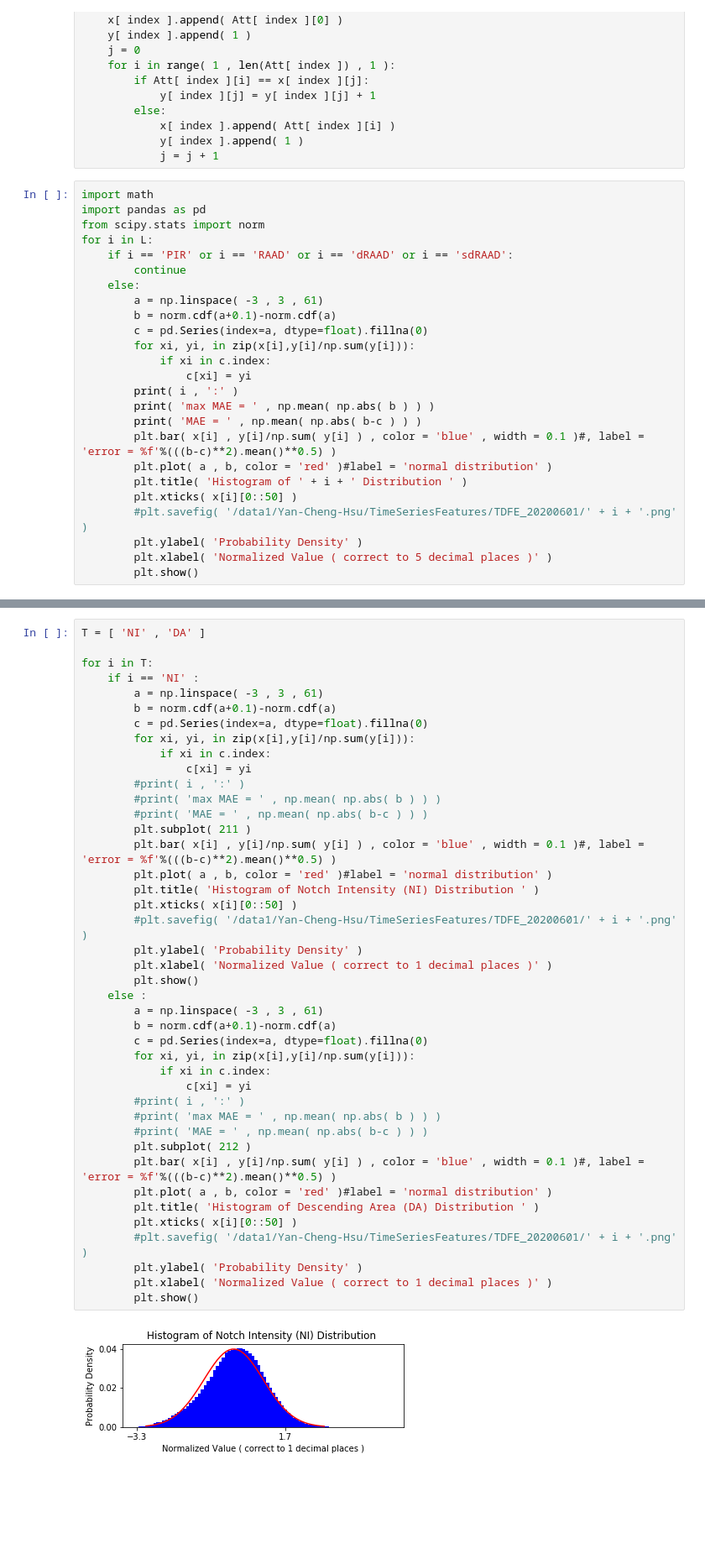
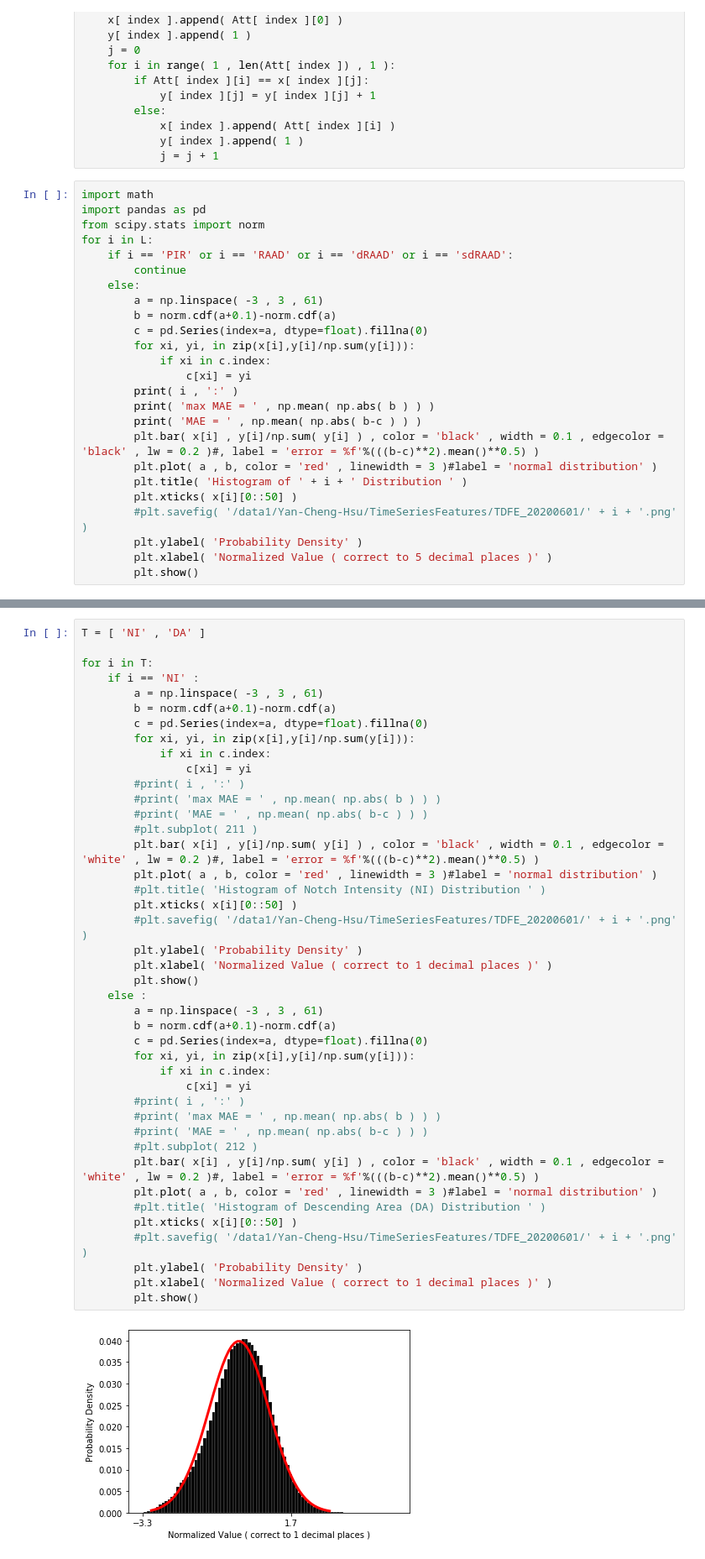
Before and after one commit to Yan-Cheng-Hsu/Blood-Pressure-Estimation-Model, a Jupyter notebook: PPG_Preprocessing/FeatureExtraction_59features.ipynb, the cells around one changed output, grey strips where cells are left out. Shown: that part at 84% size. Drawn from its saved outputs; the diff is of its cells as text; blank space fills up the shorter version.

Commit message:
replotted all the plots.

```diff
--- a/PPG_Preprocessing/FeatureExtraction_59features.ipynb
+++ b/PPG_Preprocessing/FeatureExtraction_59features.ipynb
@@ -403,8 +403,8 @@ for i in L:
         print( i , ':' )
         print( 'max MAE = ' , np.mean( np.abs( b ) ) )
         print( 'MAE = ' , np.mean( np.abs( b-c ) ) )
-        plt.bar( x[i] , y[i]/np.sum( y[i] ) , color = 'blue' , width = 0.1 )#, label = 'error = %f'%(((b-c)**2).mean()**0.5) )
-        plt.plot( a , b, color = 'red' )#label = 'normal distribution' )
+        plt.bar( x[i] , y[i]/np.sum( y[i] ) , color = 'black' , width = 0.1 , edgecolor = 'black' , lw = 0.2 )#, label = 'error = %f'%(((b-c)**2).mean()**0.5) )
+        plt.plot( a , b, color = 'red' , linewidth = 3 )#label = 'normal distribution' )
         plt.title( 'Histogram of ' + i + ' Distribution ' )
         plt.xticks( x[i][0::50] )
         #plt.savefig( '/data1/Yan-Cheng-Hsu/TimeSeriesFeatures/TDFE_20200601/' + i + '.png' )
@@ -445,39 +445,39 @@ for i in T:
         a = np.linspace( -3 , 3 , 61)
         b = norm.cdf(a+0.1)-norm.cdf(a)
         c = pd.Series(index=a, dtype=float).fillna(0)
         for xi, yi, in zip(x[i],y[i]/np.sum(y[i])):
             if xi in c.index:
                 c[xi] = yi
         #print( i , ':' )
         #print( 'max MAE = ' , np.mean( np.abs( b ) ) )
         #print( 'MAE = ' , np.mean( np.abs( b-c ) ) )
-        plt.subplot( 211 )
-        plt.bar( x[i] , y[i]/np.sum( y[i] ) , color = 'blue' , width = 0.1 )#, label = 'error = %f'%(((b-c)**2).mean()**0.5) )
-        plt.plot( a , b, color = 'red' )#label = 'normal distribution' )
-        plt.title( 'Histogram of Notch Intensity (NI) Distribution ' )
+        #plt.subplot( 211 )
+        plt.bar( x[i] , y[i]/np.sum( y[i] ) , color = 'black' , width = 0.1 , edgecolor = 'white' , lw = 0.2 )#, label = 'error = %f'%(((b-c)**2).mean()**0.5) )
+        plt.plot( a , b, color = 'red' , linewidth = 3 )#label = 'normal distribution' )
+        #plt.title( 'Histogram of Notch Intensity (NI) Distribution ' )
         plt.xticks( x[i][0::50] )
         #plt.savefig( '/data1/Yan-Cheng-Hsu/TimeSeriesFeatures/TDFE_20200601/' + i + '.png' )
         plt.ylabel( 'Probability Density' )
         plt.xlabel( 'Normalized Value ( correct to 1 decimal places )' )
         plt.show()
     else :
         a = np.linspace( -3 , 3 , 61)
         b = norm.cdf(a+0.1)-norm.cdf(a)
         c = pd.Series(index=a, dtype=float).fillna(0)
         for xi, yi, in zip(x[i],y[i]/np.sum(y[i])):
             if xi in c.index:
                 c[xi] = yi
         #print( i , ':' )
         #print( 'max MAE = ' , np.mean( np.abs( b ) ) )
         #print( 'MAE = ' , np.mean( np.abs( b-c ) ) )
-        plt.subplot( 212 )
-        plt.bar( x[i] , y[i]/np.sum( y[i] ) , color = 'blue' , width = 0.1 )#, label = 'error = %f'%(((b-c)**2).mean()**0.5) )
-        plt.plot( a , b, color = 'red' )#label = 'normal distribution' )
-        plt.title( 'Histogram of Descending Area (DA) Distribution ' )
+        #plt.subplot( 212 )
+        plt.bar( x[i] , y[i]/np.sum( y[i] ) , color = 'black' , width = 0.1 , edgecolor = 'white' , lw = 0.2 )#, label = 'error = %f'%(((b-c)**2).mean()**0.5) )
+        plt.plot( a , b, color = 'red' , linewidth = 3 )#label = 'normal distribution' )
+        #plt.title( 'Histogram of Descending Area (DA) Distribution ' )
         plt.xticks( x[i][0::50] )
         #plt.savefig( '/data1/Yan-Cheng-Hsu/TimeSeriesFeatures/TDFE_20200601/' + i + '.png' )
         plt.ylabel( 'Probability Density' )
         plt.xlabel( 'Normalized Value ( correct to 1 decimal places )' )
         plt.show()
 # %% [output]
-[figure, old version]
+[figure, new version]
```
Also changed, not shown: parts of 3 cells of this notebook, 2 other files.
